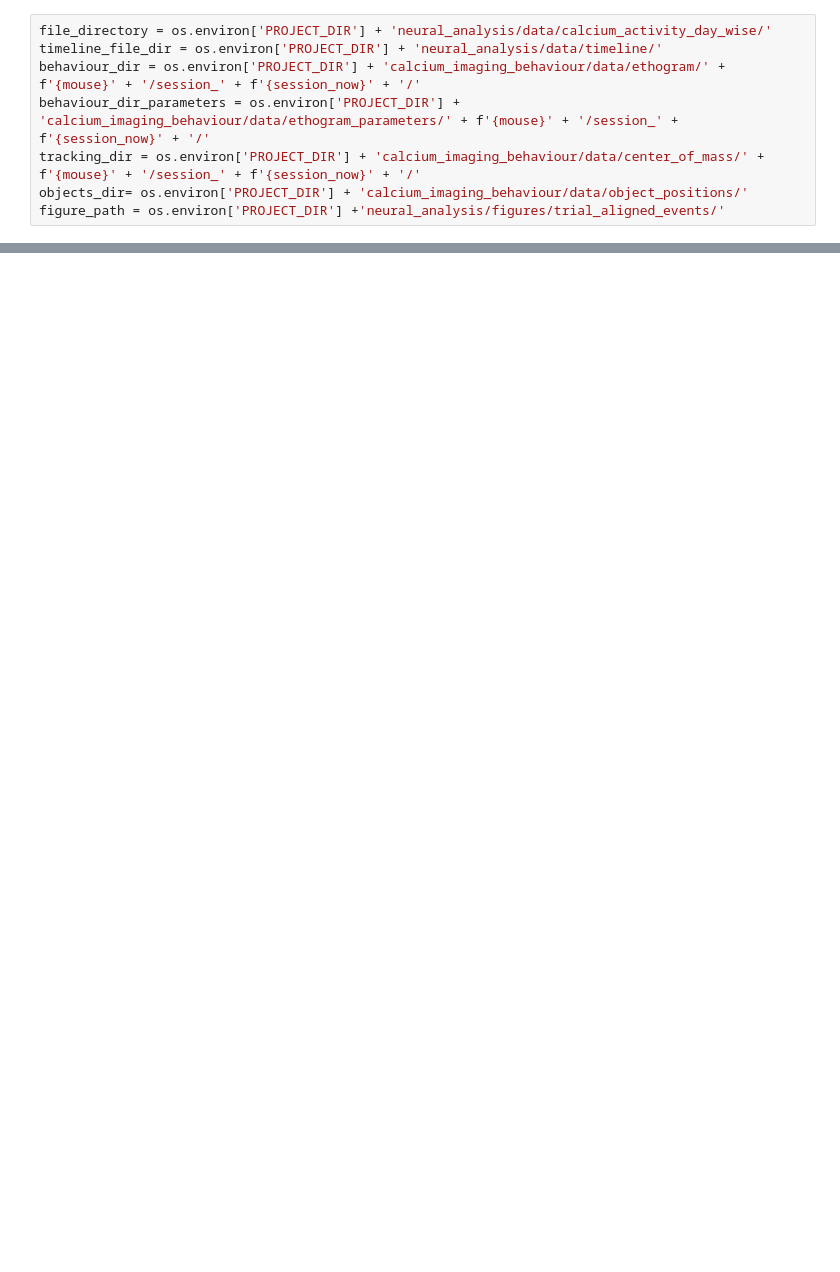
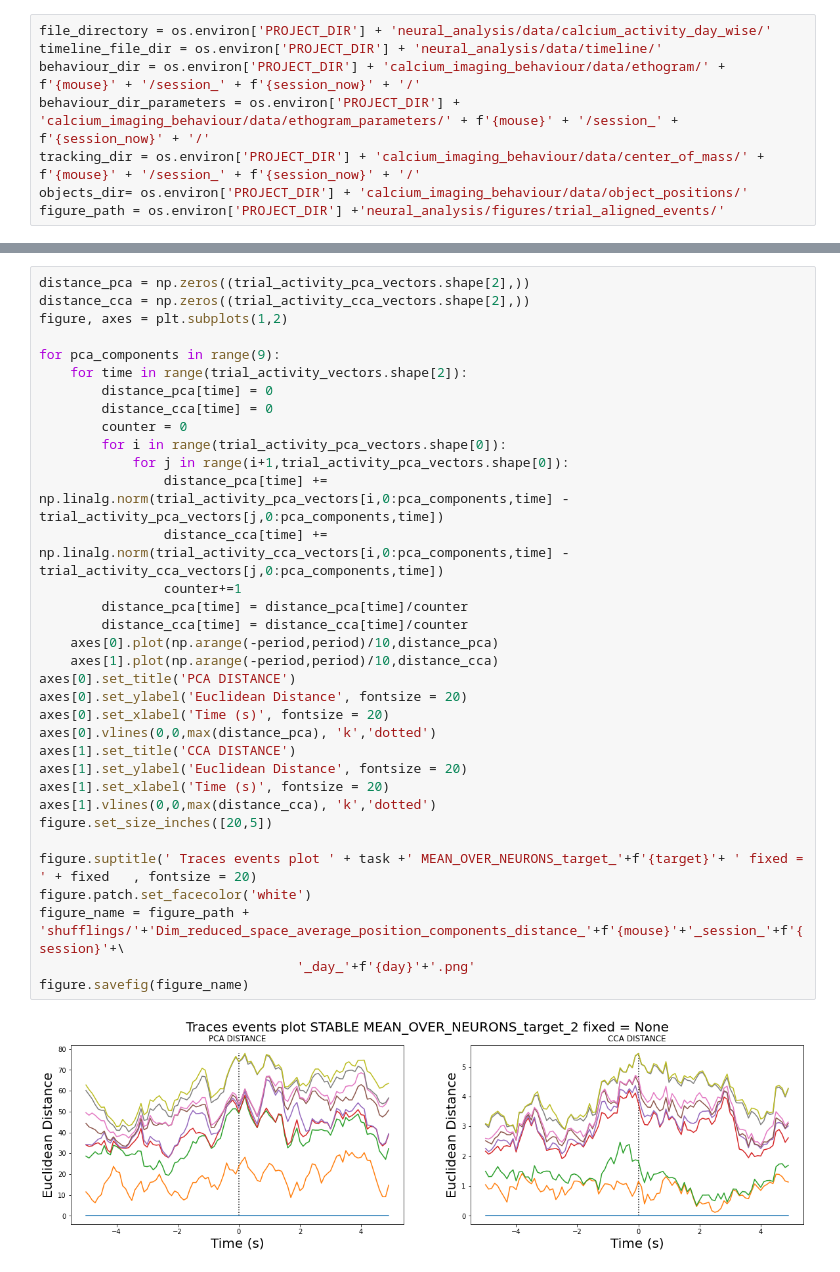
Before and after one commit to melisamc89/neural_analysys, a Jupyter notebook: src/cca_distance_represenation_space.ipynb, the cells around one changed output, grey strips where cells are left out. Cells and saved outputs as stored; diff of their text form; blank space fills up the shorter version.

```diff
--- a/src/cca_distance_represenation_space.ipynb
+++ b/src/cca_distance_represenation_space.ipynb
@@ -691,0 +885,36 @@ figure_path
+# %%
+distance_pca = np.zeros((trial_activity_pca_vectors.shape[2],))
+distance_cca = np.zeros((trial_activity_cca_vectors.shape[2],))
+figure, axes = plt.subplots(1,2)
+
+for pca_components in range(9):
+    for time in range(trial_activity_vectors.shape[2]):
+        distance_pca[time] = 0
+        distance_cca[time] = 0
+        counter = 0
+        for i in range(trial_activity_pca_vectors.shape[0]):
+            for j in range(i+1,trial_activity_pca_vectors.shape[0]):
+                distance_pca[time] += np.linalg.norm(trial_activity_pca_vectors[i,0:pca_components,time] - trial_activity_pca_vectors[j,0:pca_components,time])
+                distance_cca[time] += np.linalg.norm(trial_activity_cca_vectors[i,0:pca_components,time] - trial_activity_cca_vectors[j,0:pca_components,time])
+                counter+=1
+        distance_pca[time] = distance_pca[time]/counter
+        distance_cca[time] = distance_cca[time]/counter
+    axes[0].plot(np.arange(-period,period)/10,distance_pca)
+    axes[1].plot(np.arange(-period,period)/10,distance_cca)
+axes[0].set_title('PCA DISTANCE')
+axes[0].set_ylabel('Euclidean Distance', fontsize = 20)
+axes[0].set_xlabel('Time (s)', fontsize = 20)
+axes[0].vlines(0,0,max(distance_pca), 'k','dotted')
+axes[1].set_title('CCA DISTANCE')
+axes[1].set_ylabel('Euclidean Distance', fontsize = 20)
+axes[1].set_xlabel('Time (s)', fontsize = 20)
+axes[1].vlines(0,0,max(distance_cca), 'k','dotted')
+figure.set_size_inches([20,5])
+
+figure.suptitle(' Traces events plot ' + task +' MEAN_OVER_NEURONS_target_'+f'{target}'+ ' fixed = ' + fixed   , fontsize = 20)
+figure.patch.set_facecolor('white')
+figure_name = figure_path + 'shufflings/'+'Dim_reduced_space_average_position_components_distance_'+f'{mouse}'+'_session_'+f'{session}'+\
+                                 '_day_'+f'{day}'+'.png'
+figure.savefig(figure_name)
+# %% [output]
+[figure, added]
```
Also changed, not shown: parts of 25 cells of this notebook, 6 other files.
